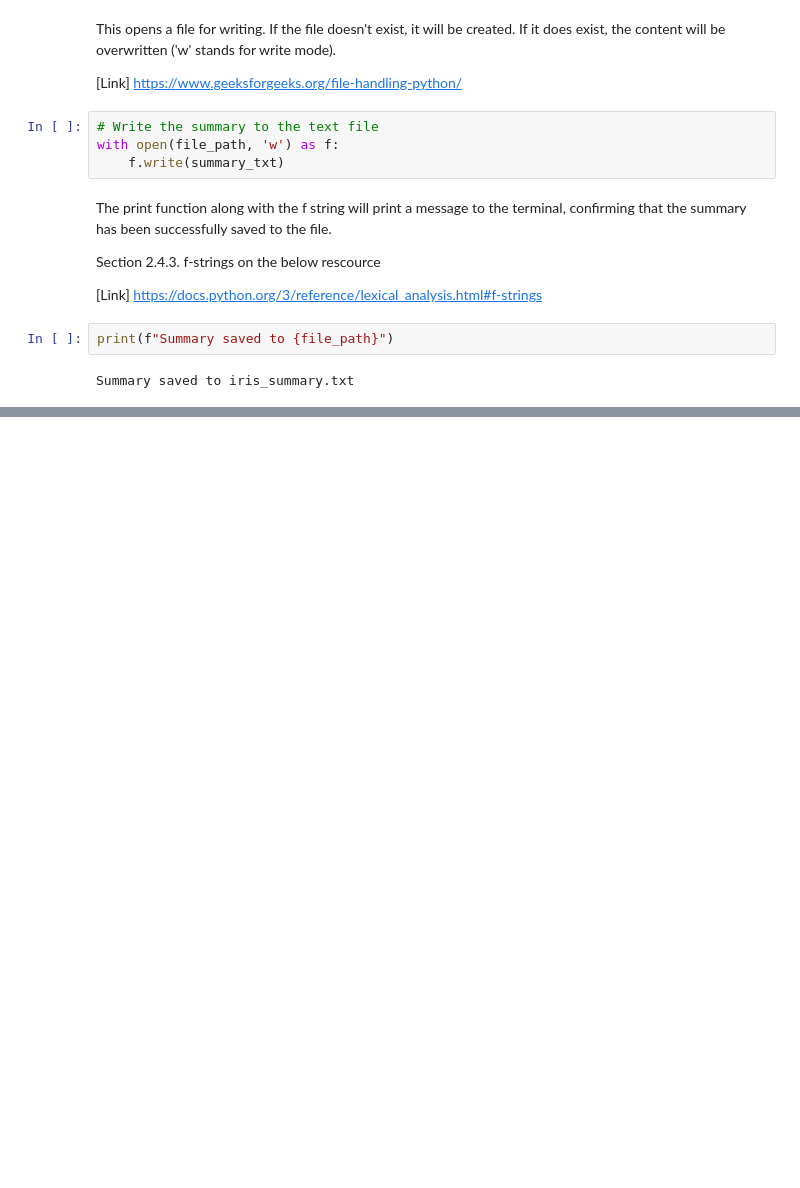
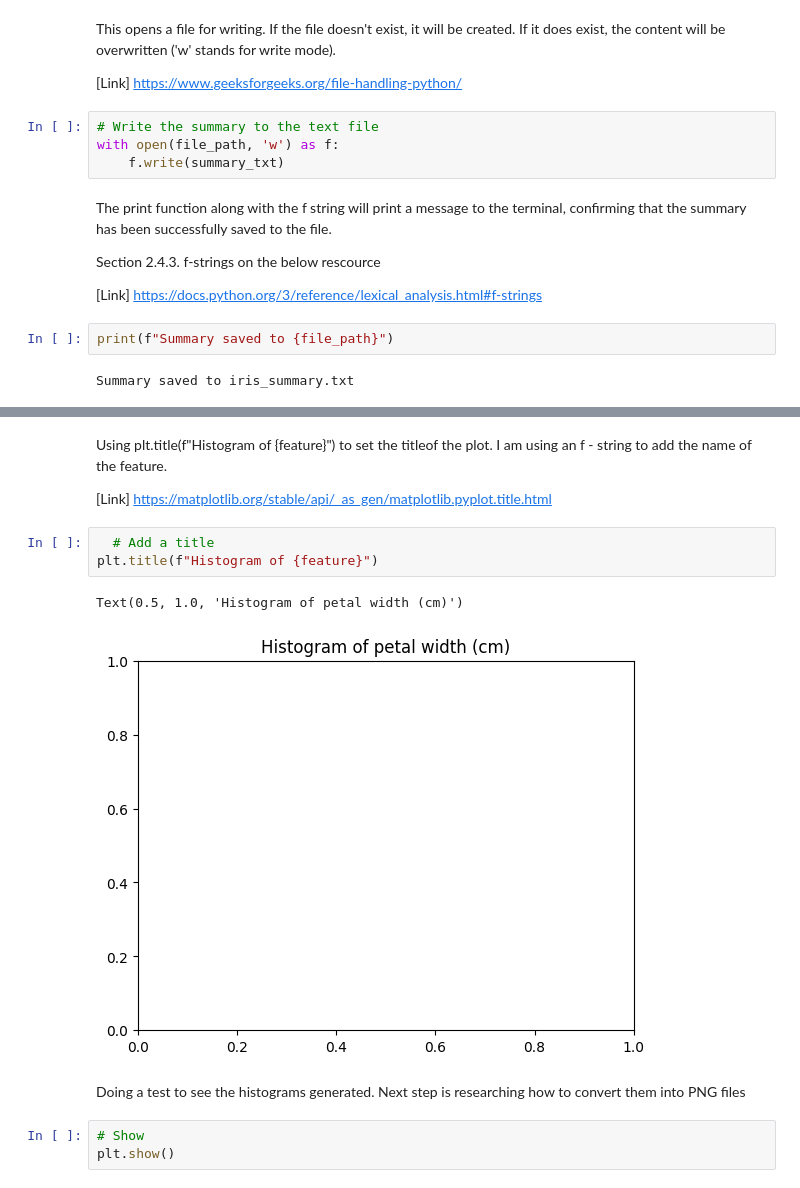
Before and after one commit to LDonn32/pands-project, a Jupyter notebook: analysis.ipynb, the cells around one changed output, grey strips where cells are left out. Drawn from its saved outputs; the diff is of its cells as text; blank space fills up the shorter version.

```diff
--- a/analysis.ipynb
+++ b/analysis.ipynb
@@ -113,0 +212,15 @@ Summary saved to iris_summary.txt
+# %% [markdown]
+Using plt.title(f"Histogram of {feature}") to set the titleof the plot. I am using an f - string to add the name of the feature.
+
+[Link] https://matplotlib.org/stable/api/_as_gen/matplotlib.pyplot.title.html
+# %%
+  # Add a title
+plt.title(f"Histogram of {feature}")
+# %% [output]
+Text(0.5, 1.0, 'Histogram of petal width (cm)')
+[figure, added]
+# %% [markdown]
+Doing a test to see the histograms generated. Next step is researching how to convert them into PNG files
+# %%
+# Show
+plt.show()
```
Also changed, not shown: parts of 20 cells of this notebook, 1 other file.
